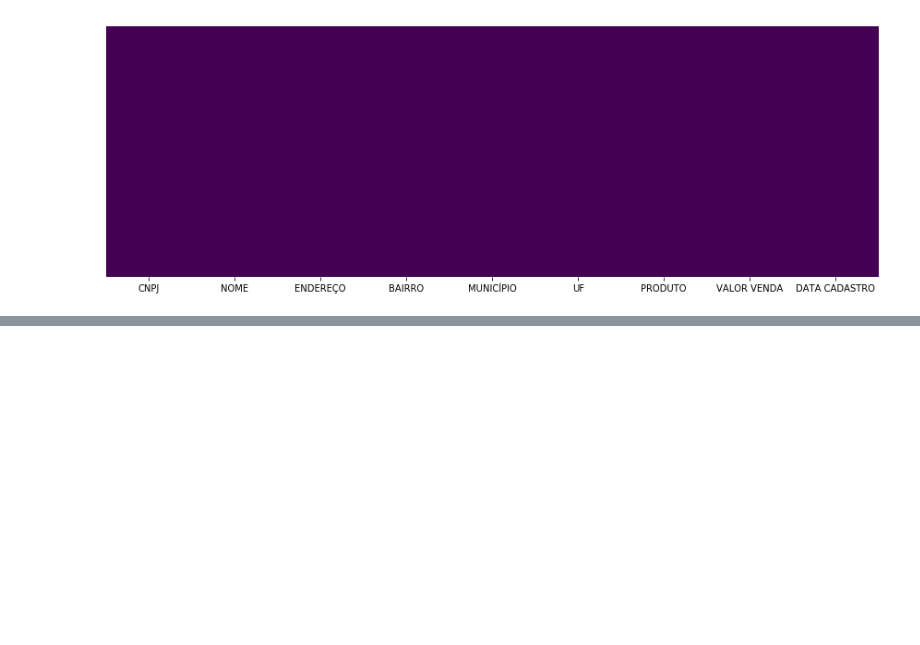
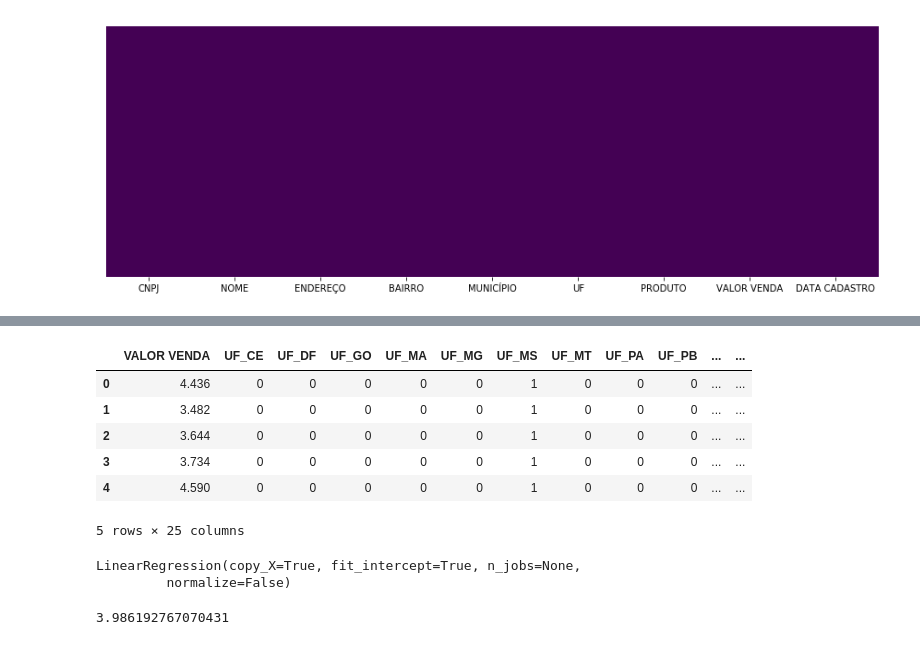
Before and after one commit to vitorioluis/Machine-Learning, a Jupyter notebook: Predicao_preco_combustivel/prever_preco_combustivel.ipynb, the cells around one changed output, grey strips where cells are left out. Drawn from its saved outputs; the diff is of its cells as text; code cells hidden in the pictures; blank space fills up the shorter version.

Commit message:
Predição de Vendas

```diff
--- a/Predicao_preco_combustivel/prever_preco_combustivel.ipynb
+++ b/Predicao_preco_combustivel/prever_preco_combustivel.ipynb
@@ -30,0 +44,4 @@ Index(['CNPJ', 'NOME', 'ENDEREÇO', 'COMPLEMENTO', 'BAIRRO', 'MUNICÍPIO', 'UF',
+# %%
+# convetendo o 'VALOR VENDA'
+df['VALOR VENDA'] = df['VALOR VENDA'].apply(lambda x : str(x).replace(',','.')).astype('float')
+df.info()
@@ -74,0 +137,5 @@ Name: PRODUTO, dtype: int64
+# %%
+# depois de realizar alguns testes, percebi que o rmse sobe muito com outras variáves
+# selecionei somente estás 3 variáveis
+df2 = df[['UF','PRODUTO', 'VALOR VENDA']]
+df2.head()
@@ -74,0 +149,11 @@ Name: PRODUTO, dtype: int64
+# %%
+df_dummy=pd.get_dummies(df2,columns=['UF','PRODUTO'], drop_first=True)
+df_dummy.head()
+# %% [output]
+|  | VALOR VENDA | UF_CE | UF_DF | UF_GO | UF_MA | UF_MG | UF_MS | UF_MT | UF_PA | UF_PB | ... | ... |
+| 0 | 4.436 | 0 | 0 | 0 | 0 | 0 | 1 | 0 | 0 | 0 | ... | ... |
+| 1 | 3.482 | 0 | 0 | 0 | 0 | 0 | 1 | 0 | 0 | 0 | ... | ... |
+| 2 | 3.644 | 0 | 0 | 0 | 0 | 0 | 1 | 0 | 0 | 0 | ... | ... |
+| 3 | 3.734 | 0 | 0 | 0 | 0 | 0 | 1 | 0 | 0 | 0 | ... | ... |
+| 4 | 4.590 | 0 | 0 | 0 | 0 | 0 | 1 | 0 | 0 | 0 | ... | ... |
+5 rows × 25 columns
@@ -74,0 +168,9 @@ Name: PRODUTO, dtype: int64
+# %%
+lm.fit(x_train,y_train)
+# %% [output]
+LinearRegression(copy_X=True, fit_intercept=True, n_jobs=None,
+         normalize=False)
+# %%
+lm.intercept_
+# %% [output]
+3.986192767070431
```
Also changed, not shown: parts of 20 cells of this notebook, 5 other files.
